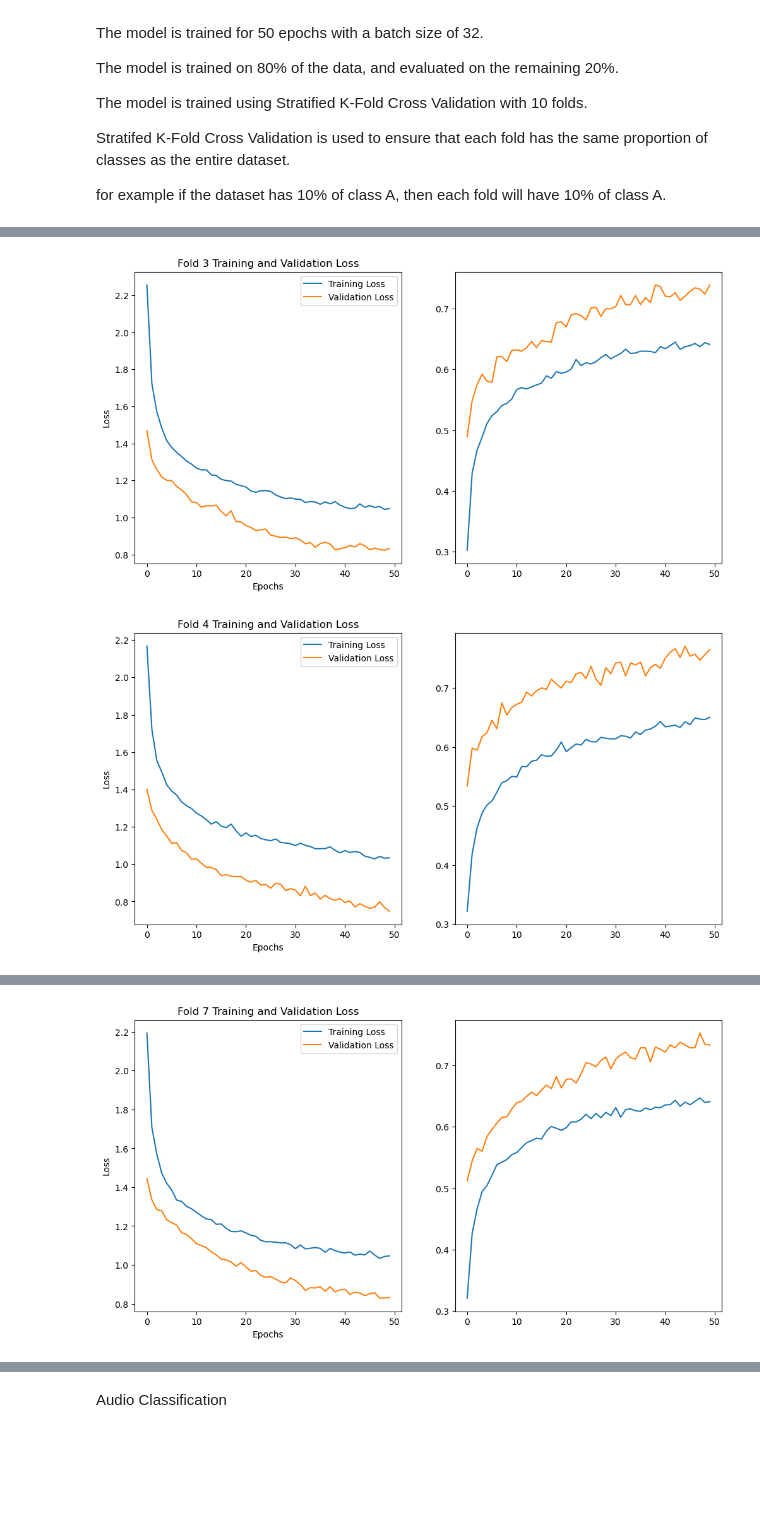
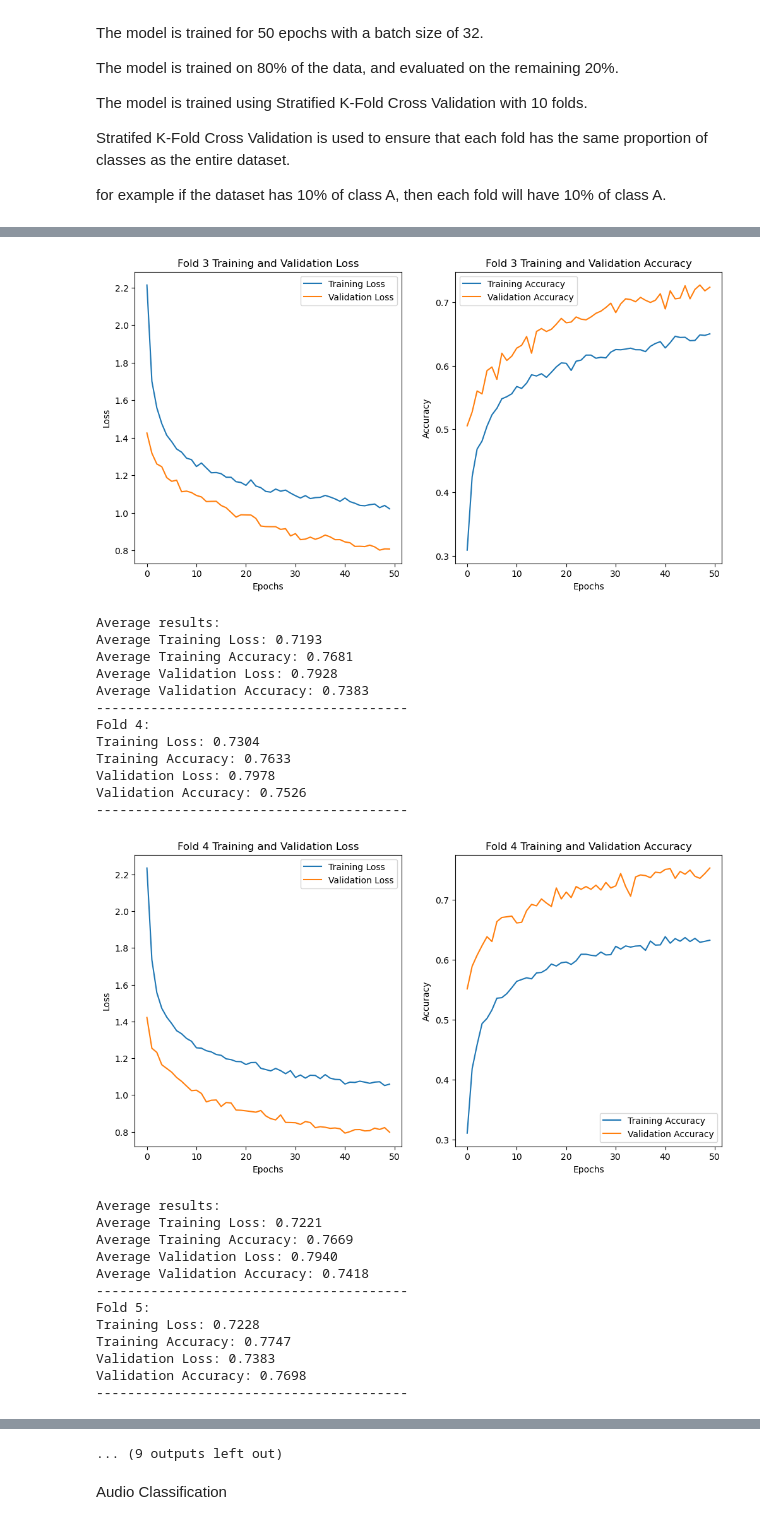
Before and after one commit to paulr28/MSc_DA_CA3, a Jupyter notebook: SoundFileExploration.ipynb, the cells around one changed output, grey strips where cells are left out. Saved outputs shown, nothing was run; the diff lists cells and outputs as text; code cells hidden in the pictures; blank space fills up the shorter version.

```diff
--- a/SoundFileExploration.ipynb
+++ b/SoundFileExploration.ipynb
@@ -596,7 +628,7 @@ for fold_idx, (train_index, test_index) in enumerate(kf.split(np.array(feature_l
         Dense(len(label_encoder.classes_), activation='softmax')
     ])
 
-    model.compile(optimizer=Adam, loss='sparse_categorical_crossentropy', metrics=['accuracy'])
+    model.compile(optimizer='adam', loss='sparse_categorical_crossentropy', metrics=['accuracy'])
 
     # Train the model
     history = model.fit(X_train, y_train, validation_data=(X_test, y_test), epochs=50, batch_size=32, verbose=0)
@@ -617,11 +649,11 @@ for fold_idx, (train_index, test_index) in enumerate(kf.split(np.array(feature_l
     print(f'Fold {fold_idx}:')
     print(f'Training Loss: {train_loss:.4f}')
     print(f'Training Accuracy: {train_accuracy:.4f}')
-    print(f'Testing Loss: {test_loss:.4f}')
-    print(f'Testing Accuracy: {test_accuracy:.4f}')
+    print(f'Validation Loss: {test_loss:.4f}')
+    print(f'Validation Accuracy: {test_accuracy:.4f}')
     print('-' * 40)
 
-    # Plot training history for each fold
+    # Plot training history for each fold making sure titles and legends are displayed
     plt.figure(figsize=(12, 6))
     plt.subplot(1, 2, 1)
     plt.plot(history.history['loss'], label='Training Loss')
@@ -634,6 +666,18 @@ for fold_idx, (train_index, test_index) in enumerate(kf.split(np.array(feature_l
     plt.subplot(1, 2, 2)
     plt.plot(history.history['accuracy'], label='Training Accuracy')
     plt.plot(history.history['val_accuracy'], label='Validation Accuracy')
-    plt.title
+    plt.title(f'Fold {fold_idx} Training and Validation Accuracy')
+    plt.xlabel('Epochs')
+    plt.ylabel('Accuracy')
+    plt.legend()
+    plt.show()
+
+    # Print out the average results over all folds
+    print('Average results:')
+    print(f'Average Training Loss: {np.mean(train_losses):.4f}')
+    print(f'Average Training Accuracy: {np.mean(train_accuracies):.4f}')
+    print(f'Average Validation Loss: {np.mean(test_losses):.4f}')
+    print(f'Average Validation Accuracy: {np.mean(test_accuracies):.4f}')
+    print('-' * 40)
 # %% [output]
 Fold 1:
@@ -658,2 +715,26 @@ Testing Accuracy: 0.7262
-[figure, old version]
+[figure, new version]
+Average results:
+Average Training Loss: 0.7193
+Average Training Accuracy: 0.7681
+Average Validation Loss: 0.7928
+Average Validation Accuracy: 0.7383
+----------------------------------------
+Fold 4:
+Training Loss: 0.7304
+Training Accuracy: 0.7633
+Validation Loss: 0.7978
+Validation Accuracy: 0.7526
+----------------------------------------
-[figure, old version]
+[figure, new version]
+Average results:
+Average Training Loss: 0.7221
+Average Training Accuracy: 0.7669
+Average Validation Loss: 0.7940
+Average Validation Accuracy: 0.7418
+----------------------------------------
+Fold 5:
+Training Loss: 0.7228
+Training Accuracy: 0.7747
+Validation Loss: 0.7383
+Validation Accuracy: 0.7698
+----------------------------------------
@@ -662 +754,0 @@ Testing Accuracy: 0.7262
-[figure, removed]
@@ -666,3 +755,4 @@ Testing Accuracy: 0.7262
+... (9 outputs left out)
 # %% [markdown]
 Audio Classification
 # %%
```
Also changed, not shown: parts of 11 cells of this notebook, 1 other file.
